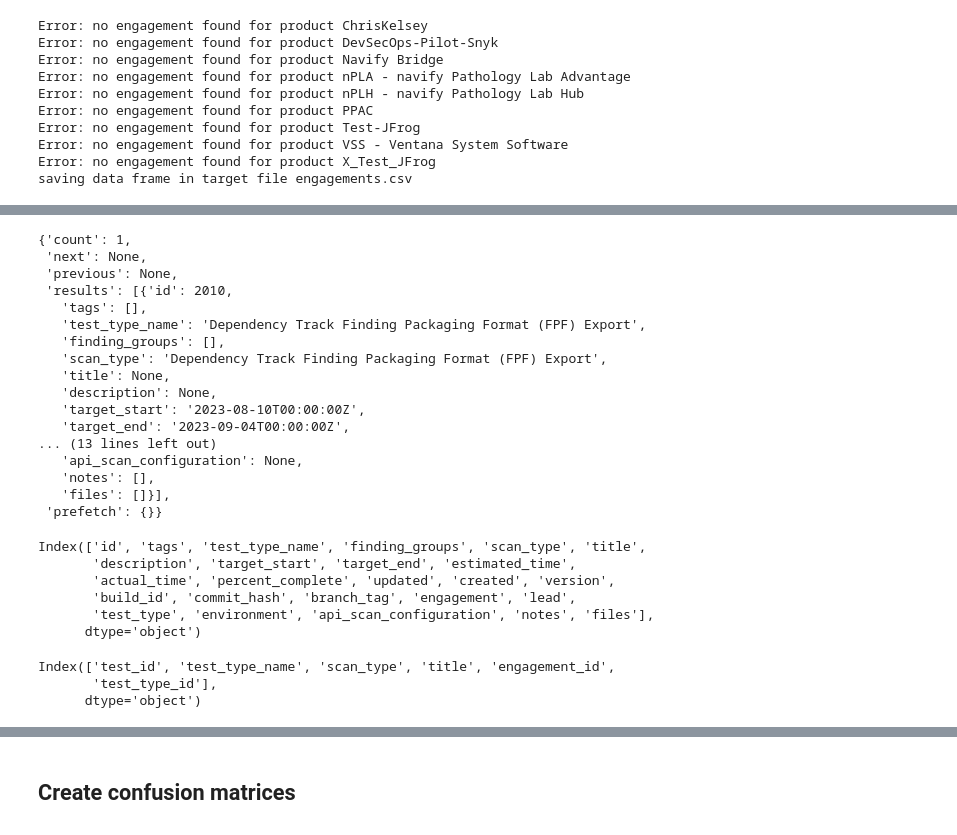
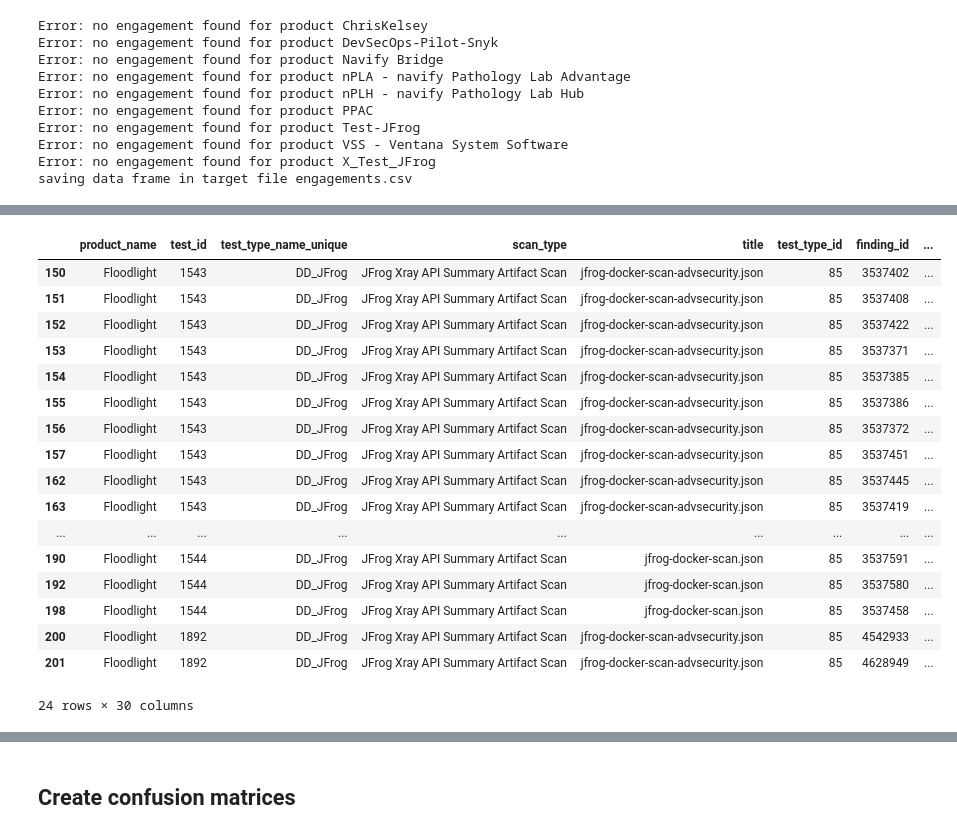
Before and after one commit to markb77/data_analysis, a Jupyter notebook: notebooks/VulnerabilityAnalyis.ipynb, the cells around one changed output, grey strips where cells are left out. Drawn from its saved outputs; the diff is of its cells as text; code cells hidden in the pictures.

Commit message:
final commit for action 2.1.1

```diff
--- a/notebooks/VulnerabilityAnalyis.ipynb
+++ b/notebooks/VulnerabilityAnalyis.ipynb
@@ -170,3 +114,0 @@ Vulnerable Flask App Rerun
-# %%
-for _, row in defect_dojo.product_info.iterrows():
-    print(f"project:  {row['Name']} ID: {row['ID']}")
@@ -301,0 +1010,5 @@ test_df = engagement_test_df[cols]
+# %%
+ind_mask = eng_test_finding_df['product_name'] == 'Floodlight'
+df = eng_test_finding_df[ind_mask].copy()
+output_df = df.pivot_table(index=['product_name', 'component_name_version'], columns='test_type_name_unique', aggfunc='size', fill_value=0).reset_index()
+output_df
@@ -301,0 +1033,11 @@ test_df = engagement_test_df[cols]
+# %%
+def check_strings_equal(a, b):
+    if isinstance(a, str) and isinstance(b, str):
+        return a == b
+    else:
+        return -1
+
+
+# Apply the function to columns A and B and assign the result to column C
+df.loc[:, "name_version_flag"] = df.loc[:, ["component_name_version", "file_name_version"]].apply(lambda row: check_strings_equal(row["component_name_version"], row["file_name_version"]), axis=1)
+df['name_version_flag']
@@ -419,29 +1110,0 @@ tests_agg_df
-# %%
-test_data
-# %% [output]
-{'count': 1,
- 'next': None,
- 'previous': None,
- 'results': [{'id': 2010,
-   'tags': [],
-   'test_type_name': 'Dependency Track Finding Packaging Format (FPF) Export',
-   'finding_groups': [],
-   'scan_type': 'Dependency Track Finding Packaging Format (FPF) Export',
-   'title': None,
-   'description': None,
-   'target_start': '2023-08-10T00:00:00Z',
-   'target_end': '2023-09-04T00:00:00Z',
-... (13 lines left out)
-   'api_scan_configuration': None,
-   'notes': [],
-   'files': []}],
- 'prefetch': {}}
-# %%
-tests_df.keys()
-# %% [output]
-Index(['id', 'tags', 'test_type_name', 'finding_groups', 'scan_type', 'title',
-       'description', 'target_start', 'target_end', 'estimated_time',
-       'actual_time', 'percent_complete', 'updated', 'created', 'version',
-       'build_id', 'commit_hash', 'branch_tag', 'engagement', 'lead',
-       'test_type', 'environment', 'api_scan_configuration', 'notes', 'files'],
-      dtype='object')
@@ -450,8 +1111,24 @@ engagement_data = response.json()
-# %%
-tests_agg_df.keys()
-# %% [output]
-Index(['test_id', 'test_type_name', 'scan_type', 'title', 'engagement_id',
-       'test_type_id'],
-      dtype='object')
+# %%
+ind_mask = df['component_name_version'] == 'dhp-patient-mgmt-svc@dev_5199'
+df[ind_mask][['test_type_name_unique', 'finding', 'cve',
+# %% [output]
+|  | product_name | test_id | test_type_name_unique | scan_type | title | test_type_id | finding_id | ... |
+| 150 | Floodlight | 1543 | DD_JFrog | JFrog Xray API Summary Artifact Scan | jfrog-docker-scan-advsecurity.json | 85 | 3537402 | ... |
+| 151 | Floodlight | 1543 | DD_JFrog | JFrog Xray API Summary Artifact Scan | jfrog-docker-scan-advsecurity.json | 85 | 3537408 | ... |
+| 152 | Floodlight | 1543 | DD_JFrog | JFrog Xray API Summary Artifact Scan | jfrog-docker-scan-advsecurity.json | 85 | 3537422 | ... |
+| 153 | Floodlight | 1543 | DD_JFrog | JFrog Xray API Summary Artifact Scan | jfrog-docker-scan-advsecurity.json | 85 | 3537371 | ... |
+| 154 | Floodlight | 1543 | DD_JFrog | JFrog Xray API Summary Artifact Scan | jfrog-docker-scan-advsecurity.json | 85 | 3537385 | ... |
+| 155 | Floodlight | 1543 | DD_JFrog | JFrog Xray API Summary Artifact Scan | jfrog-docker-scan-advsecurity.json | 85 | 3537386 | ... |
+| 156 | Floodlight | 1543 | DD_JFrog | JFrog Xray API Summary Artifact Scan | jfrog-docker-scan-advsecurity.json | 85 | 3537372 | ... |
+| 157 | Floodlight | 1543 | DD_JFrog | JFrog Xray API Summary Artifact Scan | jfrog-docker-scan-advsecurity.json | 85 | 3537451 | ... |
+| 162 | Floodlight | 1543 | DD_JFrog | JFrog Xray API Summary Artifact Scan | jfrog-docker-scan-advsecurity.json | 85 | 3537445 | ... |
+| 163 | Floodlight | 1543 | DD_JFrog | JFrog Xray API Summary Artifact Scan | jfrog-docker-scan-advsecurity.json | 85 | 3537419 | ... |
+| ... | ... | ... | ... | ... | ... | ... | ... | ... |
+| 190 | Floodlight | 1544 | DD_JFrog | JFrog Xray API Summary Artifact Scan | jfrog-docker-scan.json | 85 | 3537591 | ... |
+| 192 | Floodlight | 1544 | DD_JFrog | JFrog Xray API Summary Artifact Scan | jfrog-docker-scan.json | 85 | 3537580 | ... |
+| 198 | Floodlight | 1544 | DD_JFrog | JFrog Xray API Summary Artifact Scan | jfrog-docker-scan.json | 85 | 3537458 | ... |
+| 200 | Floodlight | 1892 | DD_JFrog | JFrog Xray API Summary Artifact Scan | jfrog-docker-scan-advsecurity.json | 85 | 4542933 | ... |
+| 201 | Floodlight | 1892 | DD_JFrog | JFrog Xray API Summary Artifact Scan | jfrog-docker-scan-advsecurity.json | 85 | 4628949 | ... |
+24 rows × 30 columns
 # %%
 # %% [output]
```
Also changed, not shown: parts of 118 cells of this notebook, 2 other files.
